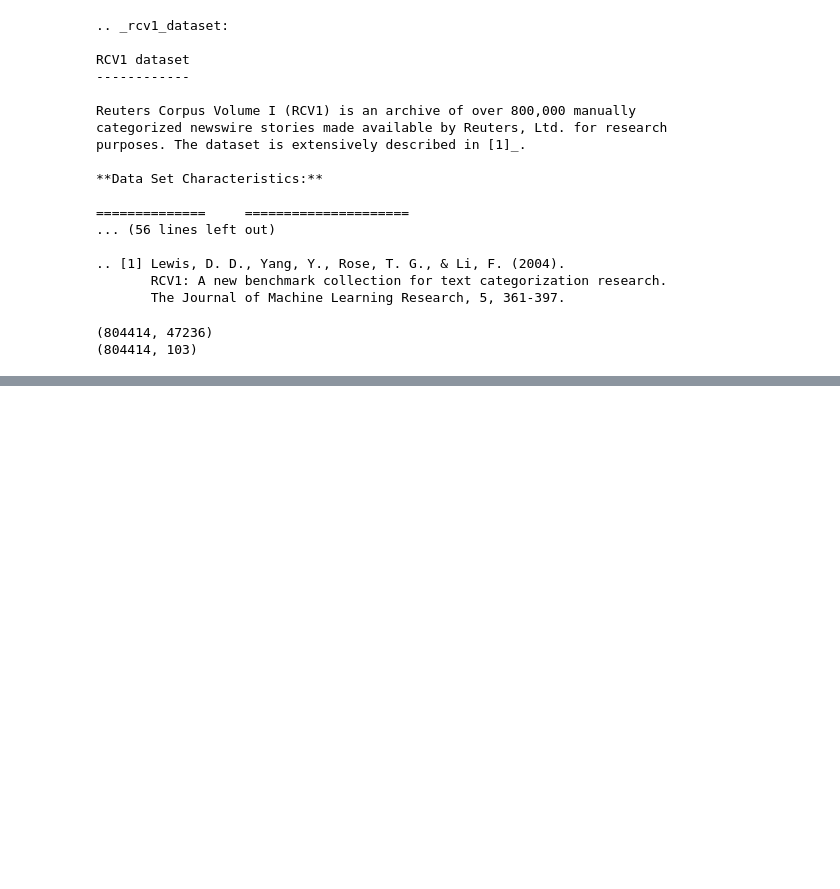
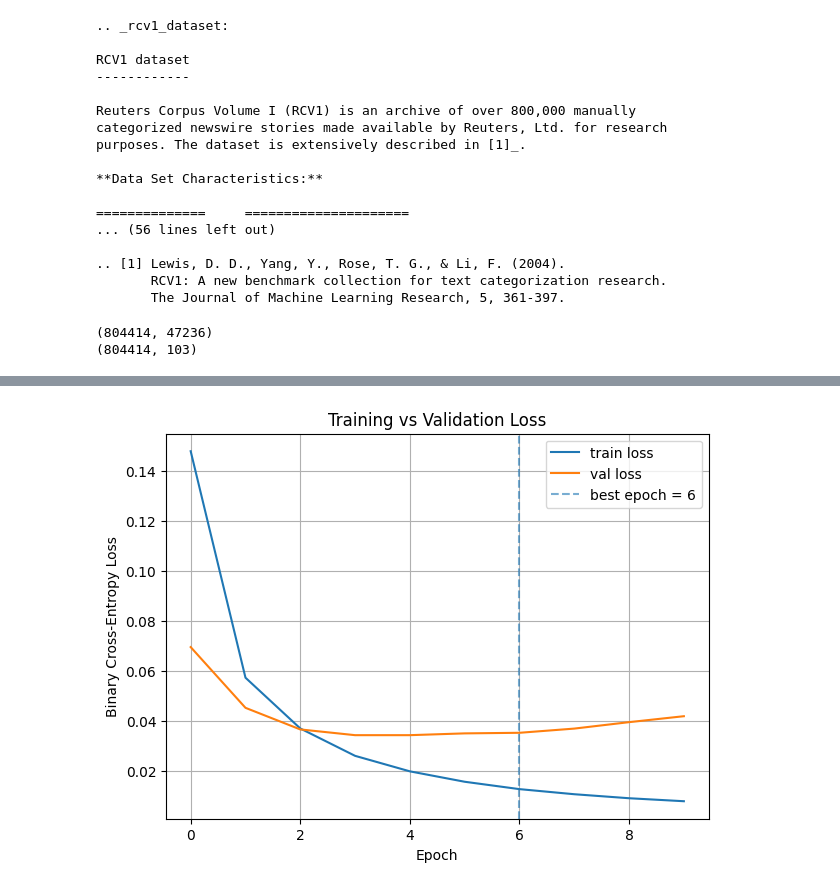
Before and after one commit to KrysD09/Neural-Network-Training-Demo, a Jupyter notebook: nn_training_baseline.ipynb, the cells around one changed output, grey strips where cells are left out. Cells and saved outputs as stored; diff of their text form; code cells hidden in the pictures; blank space fills up the shorter version.

```diff
--- a/nn_training_baseline.ipynb
+++ b/nn_training_baseline.ipynb
@@ -32,0 +128,18 @@ print(rcv1.target.shape)  # the number of samples and labels
+# %%
+# --- Find best epoch by validation PR-AUC
+val_pr = np.array(history.history['val_pr_auc'])
+best_epoch = int(val_pr.argmax())
+
+# --- Plot loss
+plt.figure(figsize=(7,5))
+plt.plot(history.history['loss'],     label='train loss')
+plt.plot(history.history['val_loss'], label='val loss')
+plt.axvline(best_epoch, ls='--', alpha=0.6, label=f'best epoch = {best_epoch}')
+plt.xlabel('Epoch')
+plt.ylabel('Binary Cross-Entropy Loss')
+plt.title('Training vs Validation Loss')
+plt.legend()
+plt.grid(True)
+plt.show()
+# %% [output]
+[figure, added]
```
Also changed, not shown: parts of 11 cells of this notebook.
